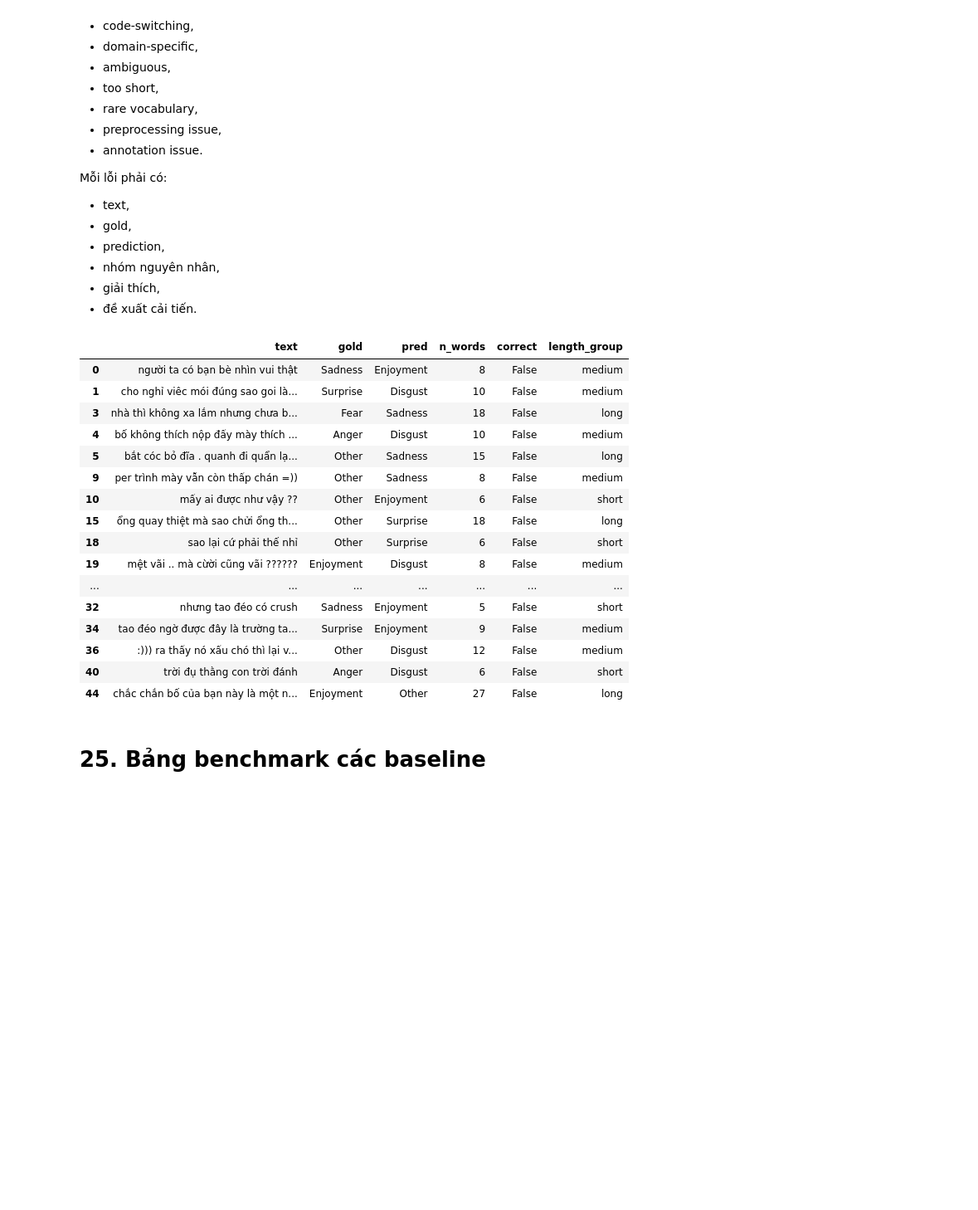
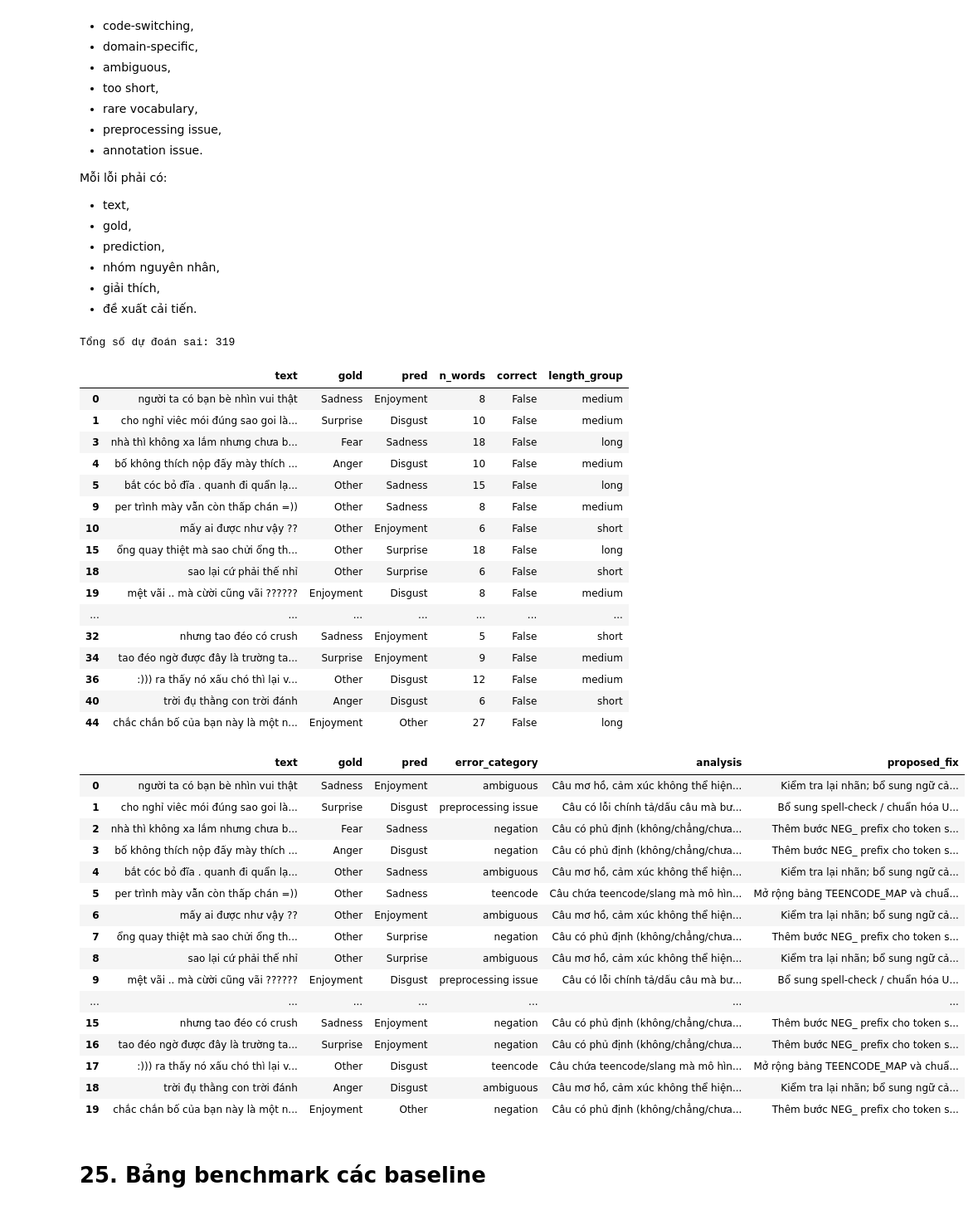
Before and after one commit to Van1912/NLP, a Jupyter notebook: Chap3Text_Classification_Sentiment.ipynb, the cells around one changed output. Shown at 83% size. Cells and saved outputs as stored; diff of their text form; code cells hidden in the pictures; blank space fills up the shorter version.

Commit message:
Hoan thanh task 22-26

```diff
--- a/Chap3Text_Classification_Sentiment.ipynb
+++ b/Chap3Text_Classification_Sentiment.ipynb
@@ -5318,27 +5576,103 @@ Mỗi lỗi phải có:
 - đề xuất cải tiến.
 # %%
 mistakes = error_df[~error_df["correct"]].copy()
+print("Tổng số dự đoán sai:", len(mistakes))
 display(mistakes.head(20))
 
-# TODO: thêm cột "error_category", "analysis", "proposed_fix"
+NEGATION_WORDS_24 = {"không", "chẳng", "chưa", "chả", "đéo", "đừng", "chớ"}
+EMOJI_PATTERN_24 = re.compile(
+    r"[\U0001F1E6-\U0001F1FF\U0001F300-\U0001FAFF\u2600-\u26FF\u2700-\u27BF]"
+)
+TEENCODE_24 = {"ko", "k", "dc", "vs", "v", "vl", "vch", "tr", "mk", "bt",
+               "khum", "per", "=))", ":))", ":)))", "=)))", "j", "z"}
+
+def looks_like_code_switching(text):
+    english = {"app", "ok", "wifi", "deadline", "meeting", "cancel",
+               "update", "crash", "service", "experience", "happy",
+               "stress", "account", "hack", "panic", "pass", "smooth"}
+    return any(w in text.lower().split() for w in english)
+
+def classify_error(text, gold, pred, n_words):
+    t = str(text).lower()
+    toks = t.split()
+
+    if EMOJI_PATTERN_24.search(text):
+        return ("emoji", "Câu chứa emoji nhưng mô hình chưa khai thác hết tín hiệu cảm xúc từ emoji.")
+    if any(w in t for w in NEGATION_WORDS_24):
+        return ("negation", "Câu có phủ định (không/chẳng/chưa/đéo/đừng...) nhưng mô hình chưa xử lý đúng phạm vi phủ định.")
+    if any(tok in TEENCODE_24 for tok in toks) or "=))" in t or ":))" in t:
+        return ("teencode", "Câu chứa teencode/slang mà mô hình chưa được chuẩn hóa hoặc thấy đủ trong train.")
+    if looks_like_code_switching(text):
+        return ("code-switching", "Câu trộn tiếng Việt – tiếng Anh làm feature TF-IDF bị thưa và khó khớp.")
+    if n_words <= 5:
+        return ("too short", "Câu quá ngắn, thiếu ngữ cảnh để suy ra đúng cảm xúc.")
+    if "trường" in t or "thi" in t or "đại học" in t or "học" in t:
+        return ("domain-specific", "Câu thuộc domain giáo dục; vocabulary/sắc thái khác domain train.")
+    if any(p in t for p in ["trơi", "cừời", "viêc", "mói", "goi", "ngươ ̀"]):
+        return ("preprocessing issue", "Câu có lỗi chính tả/dấu câu mà bước chuẩn hóa hiện tại chưa xử lý.")
+    return ("ambiguous", "Câu mơ hồ, cảm xúc không thể hiện rõ qua từ khóa bề mặt.")
+
+# Lấy 20 lỗi đầu tiên để phân tích
+mistakes_20 = mistakes.head(20).copy()
+mistakes_20 = mistakes_20.reset_index(drop=True)
+mistakes_20[["error_category", "analysis"]] = mistakes_20.apply(
+    lambda r: pd.Series(classify_error(r["text"], r["gold"], r["pred"], r["n_words"])),
+    axis=1,
+)
+
+PROPOSED_FIX = {
+    "emoji":              "Chuẩn hóa emoji thành token cảm xúc (POS_EMOJI / NEG_EMOJI) trước khi TF-IDF; thử thêm feature thủ công đếm emoji.",
+    "negation":           "Thêm bước NEG_ prefix cho token sau từ phủ định; hoặc dùng bigram để giữ 'không + X'.",
+    "teencode":           "Mở rộng bảng TEENCODE_MAP và chuẩn hóa trước khi vector hóa; bổ sung char n-gram để chịu biến thể.",
+    "code-switching":     "Bổ sung char n-gram hoặc đưa thêm dữ liệu Việt–Anh; dùng pretrained multilingual.",
+    "too short":          "Bổ sung context (hội thoại, ngữ cảnh trước đó); với câu ngắn nên fallback rule hoặc mô hình pretrained.",
+    "domain-specific":    "Fine-tune thêm trên domain giáo dục; thêm domain-specific lexicon.",
+    "preprocessing issue":"Bổ sung spell-check / chuẩn hóa Unicode và teencode mạnh hơn; dùng char n-gram.",
+    "ambiguous":          "Kiểm tra lại nhãn; bổ sung ngữ cảnh; dùng mô hình pretrained hiểu ngữ nghĩa.",
+}
+
+mistakes_20["proposed_fix"] = mistakes_20["error_category"].map(PROPOSED_FIX)
+
+task24_table = mistakes_20[[
+    "text", "gold", "pred", "error_category", "analysis", "proposed_fix"
+]]
+display(task24_table)
 # %% [output]
+Tổng số dự đoán sai: 319
 |  | text | gold | pred | n_words | correct | length_group |
 | 0 | người ta có bạn bè nhìn vui thật | Sadness | Enjoyment | 8 | False | medium |
 | 1 | cho nghỉ viêc mói đúng sao goi là... | Surprise | Disgust | 10 | False | medium |
 | 3 | nhà thì không xa lắm nhưng chưa b... | Fear | Sadness | 18 | False | long |
 | 4 | bố không thích nộp đấy mày thích ... | Anger | Disgust | 10 | False | medium |
 | 5 | bắt cóc bỏ đĩa . quanh đi quẩn lạ... | Other | Sadness | 15 | False | long |
 | 9 | per trình mày vẫn còn thấp chán =)) | Other | Sadness | 8 | False | medium |
 | 10 | mấy ai được như vậy ?? | Other | Enjoyment | 6 | False | short |
 | 15 | ổng quay thiệt mà sao chửi ổng th... | Other | Surprise | 18 | False | long |
 | 18 | sao lại cứ phải thế nhỉ | Other | Surprise | 6 | False | short |
 | 19 | mệt vãi .. mà cừời cũng vãi ?????? | Enjoyment | Disgust | 8 | False | medium |
 | ... | ... | ... | ... | ... | ... | ... |
 | 32 | nhưng tao đéo có crush | Sadness | Enjoyment | 5 | False | short |
 | 34 | tao đéo ngờ được đây là trường ta... | Surprise | Enjoyment | 9 | False | medium |
 | 36 | :))) ra thấy nó xấu chó thì lại v... | Other | Disgust | 12 | False | medium |
 | 40 | trời đụ thằng con trời đánh | Anger | Disgust | 6 | False | short |
 | 44 | chắc chắn bố của bạn này là một n... | Enjoyment | Other | 27 | False | long |
+|  | text | gold | pred | error_category | analysis | proposed_fix |
+| 0 | người ta có bạn bè nhìn vui thật | Sadness | Enjoyment | ambiguous | Câu mơ hồ, cảm xúc không thể hiện... | Kiểm tra lại nhãn; bổ sung ngữ cả... |
+| 1 | cho nghỉ viêc mói đúng sao goi là... | Surprise | Disgust | preprocessing issue | Câu có lỗi chính tả/dấu câu mà bư... | Bổ sung spell-check / chuẩn hóa U... |
+| 2 | nhà thì không xa lắm nhưng chưa b... | Fear | Sadness | negation | Câu có phủ định (không/chẳng/chưa... | Thêm bước NEG_ prefix cho token s... |
+| 3 | bố không thích nộp đấy mày thích ... | Anger | Disgust | negation | Câu có phủ định (không/chẳng/chưa... | Thêm bước NEG_ prefix cho token s... |
+| 4 | bắt cóc bỏ đĩa . quanh đi quẩn lạ... | Other | Sadness | ambiguous | Câu mơ hồ, cảm xúc không thể hiện... | Kiểm tra lại nhãn; bổ sung ngữ cả... |
+| 5 | per trình mày vẫn còn thấp chán =)) | Other | Sadness | teencode | Câu chứa teencode/slang mà mô hìn... | Mở rộng bảng TEENCODE_MAP và chuẩ... |
+| 6 | mấy ai được như vậy ?? | Other | Enjoyment | ambiguous | Câu mơ hồ, cảm xúc không thể hiện... | Kiểm tra lại nhãn; bổ sung ngữ cả... |
+| 7 | ổng quay thiệt mà sao chửi ổng th... | Other | Surprise | negation | Câu có phủ định (không/chẳng/chưa... | Thêm bước NEG_ prefix cho token s... |
+| 8 | sao lại cứ phải thế nhỉ | Other | Surprise | ambiguous | Câu mơ hồ, cảm xúc không thể hiện... | Kiểm tra lại nhãn; bổ sung ngữ cả... |
+| 9 | mệt vãi .. mà cừời cũng vãi ?????? | Enjoyment | Disgust | preprocessing issue | Câu có lỗi chính tả/dấu câu mà bư... | Bổ sung spell-check / chuẩn hóa U... |
+| ... | ... | ... | ... | ... | ... | ... |
+| 15 | nhưng tao đéo có crush | Sadness | Enjoyment | negation | Câu có phủ định (không/chẳng/chưa... | Thêm bước NEG_ prefix cho token s... |
+| 16 | tao đéo ngờ được đây là trường ta... | Surprise | Enjoyment | negation | Câu có phủ định (không/chẳng/chưa... | Thêm bước NEG_ prefix cho token s... |
+| 17 | :))) ra thấy nó xấu chó thì lại v... | Other | Disgust | teencode | Câu chứa teencode/slang mà mô hìn... | Mở rộng bảng TEENCODE_MAP và chuẩ... |
+| 18 | trời đụ thằng con trời đánh | Anger | Disgust | ambiguous | Câu mơ hồ, cảm xúc không thể hiện... | Kiểm tra lại nhãn; bổ sung ngữ cả... |
+| 19 | chắc chắn bố của bạn này là một n... | Enjoyment | Other | negation | Câu có phủ định (không/chẳng/chưa... | Thêm bước NEG_ prefix cho token s... |
 # %% [markdown]
 # 25. Bảng benchmark các baseline
 # %%
```
Also changed, not shown: parts of 41 cells of this notebook.
